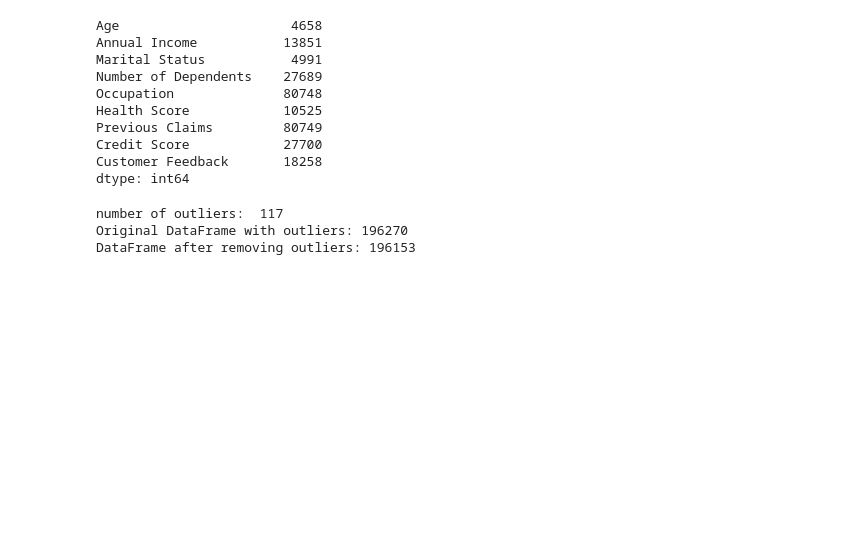
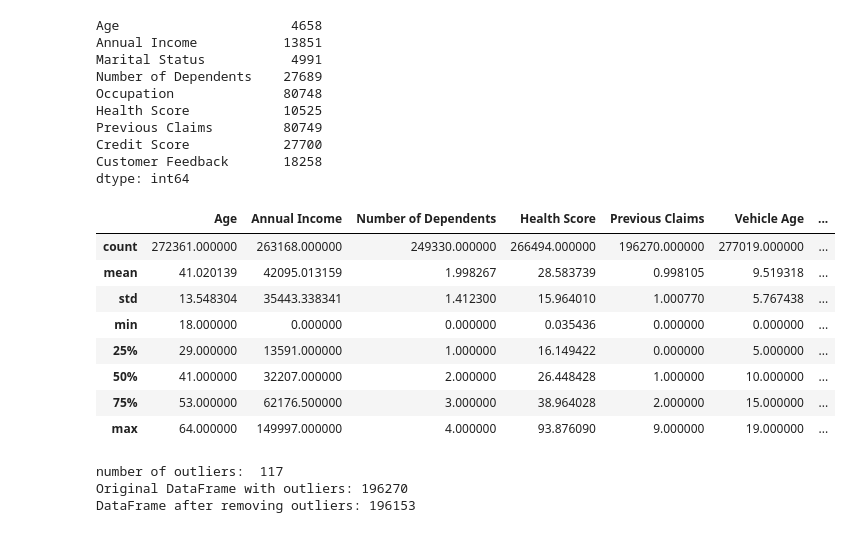
Before and after one commit to anmolmunnolli/insurance, a Jupyter notebook: version1.ipynb, the cells around one changed output. Cells and saved outputs as stored; diff of their text form; code cells hidden in the pictures; blank space fills up the shorter version.

```diff
--- a/version1.ipynb
+++ b/version1.ipynb
@@ -75,6 +75,18 @@ Previous Claims         80749
 Credit Score            27700
 Customer Feedback       18258
 dtype: int64
+# %%
+df.describe()
+# %% [output]
+|  | Age | Annual Income | Number of Dependents | Health Score | Previous Claims | Vehicle Age | ... |
+| count | 272361.000000 | 263168.000000 | 249330.000000 | 266494.000000 | 196270.000000 | 277019.000000 | ... |
+| mean | 41.020139 | 42095.013159 | 1.998267 | 28.583739 | 0.998105 | 9.519318 | ... |
+| std | 13.548304 | 35443.338341 | 1.412300 | 15.964010 | 1.000770 | 5.767438 | ... |
+| min | 18.000000 | 0.000000 | 0.000000 | 0.035436 | 0.000000 | 0.000000 | ... |
+| 25% | 29.000000 | 13591.000000 | 1.000000 | 16.149422 | 0.000000 | 5.000000 | ... |
+| 50% | 41.000000 | 32207.000000 | 2.000000 | 26.448428 | 1.000000 | 10.000000 | ... |
+| 75% | 53.000000 | 62176.500000 | 3.000000 | 38.964028 | 2.000000 | 15.000000 | ... |
+| max | 64.000000 | 149997.000000 | 4.000000 | 93.876090 | 9.000000 | 19.000000 | ... |
 # %%
 Q1 = df['Previous Claims'].quantile(0.25)
 Q3 = df['Previous Claims'].quantile(0.75)
```
Also changed, not shown: parts of 10 cells of this notebook.
